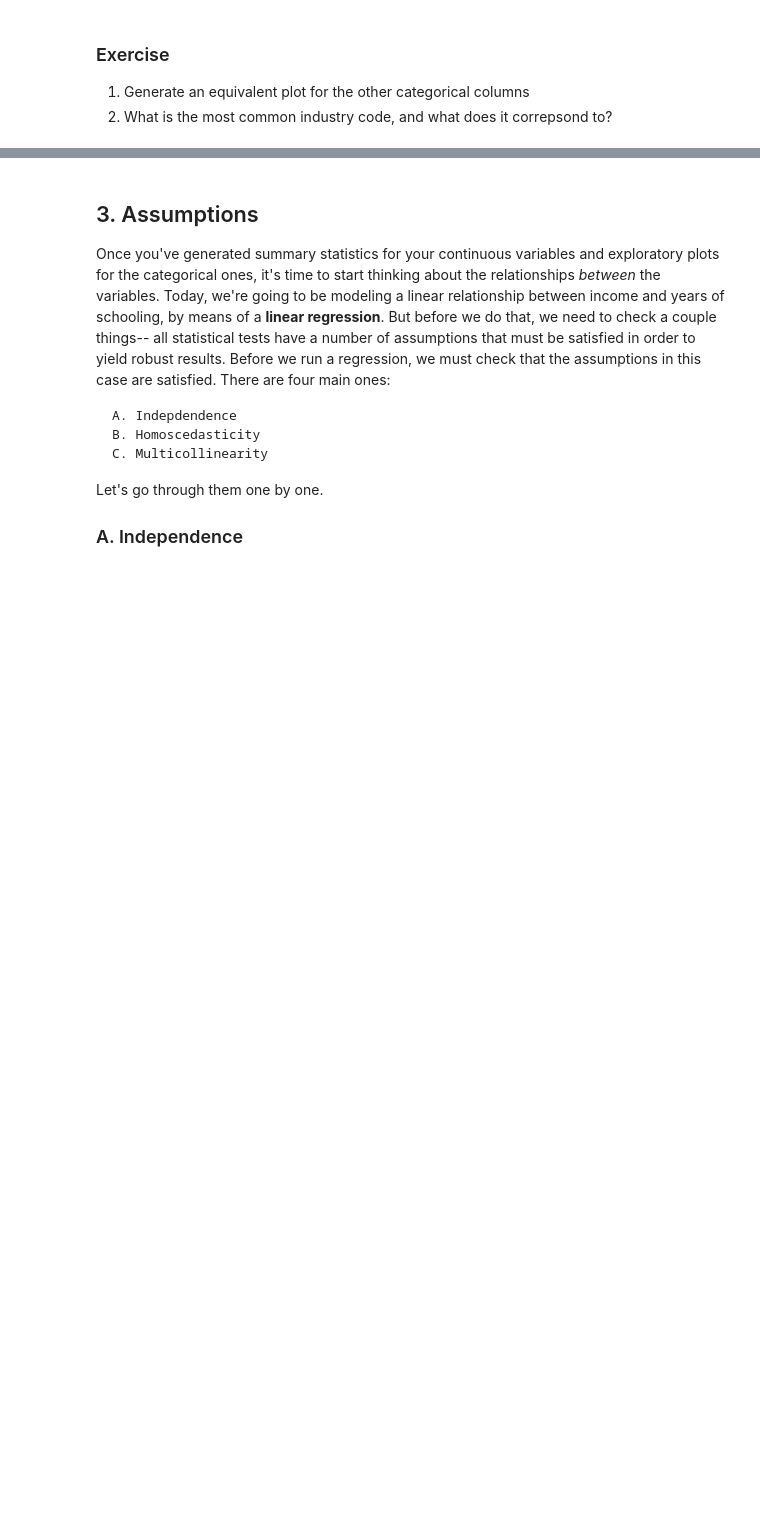
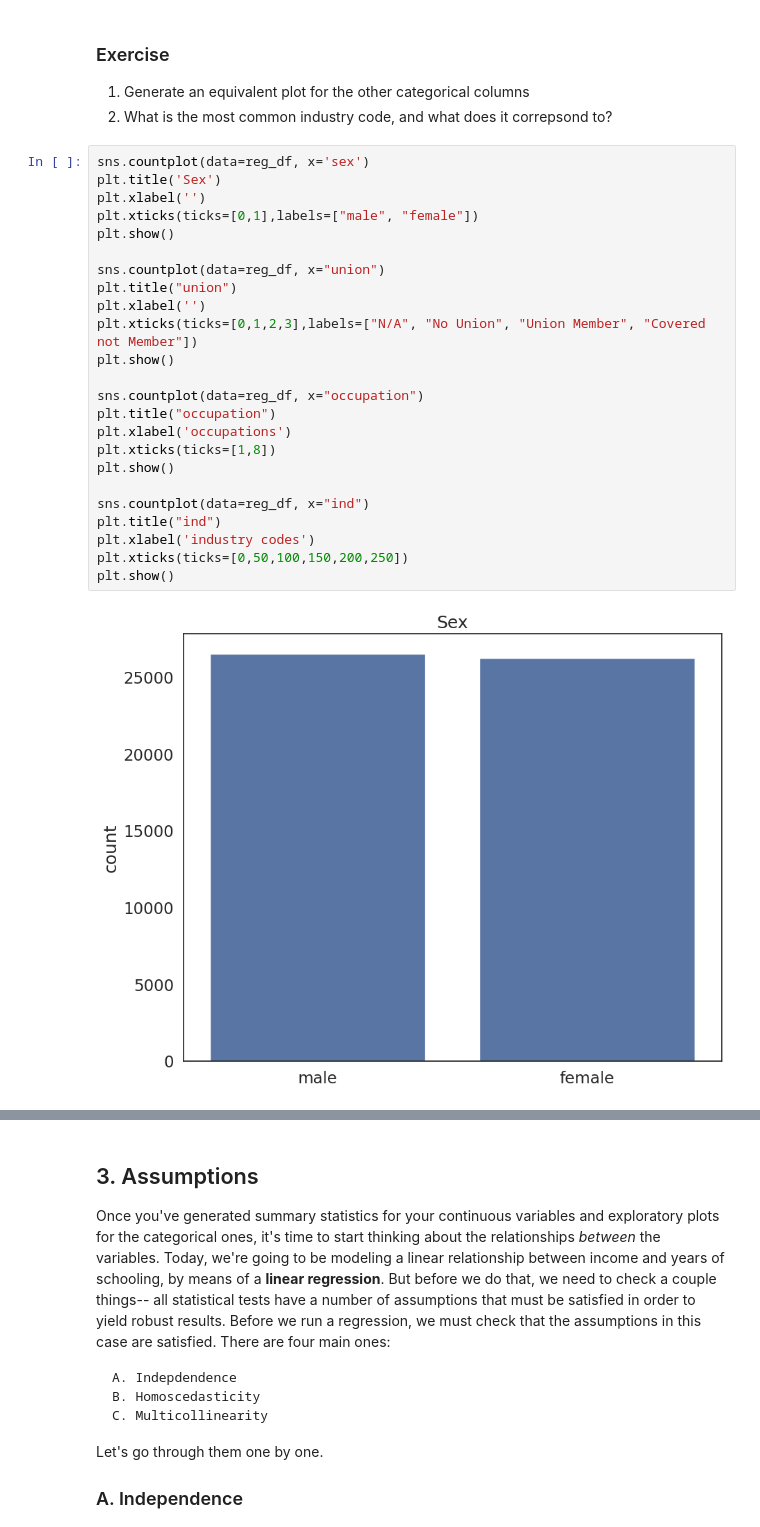
Before and after one commit to emetcalf-vas/QM2, a Jupyter notebook: notebooks/W07_Regression_Distributions_and_Basic_Statistics.ipynb, the cells around one changed output, grey strips where cells are left out. Saved outputs shown, nothing was run; the diff lists cells and outputs as text; blank space fills up the shorter version.

```diff
--- a/notebooks/W07_Regression_Distributions_and_Basic_Statistics.ipynb
+++ b/notebooks/W07_Regression_Distributions_and_Basic_Statistics.ipynb
@@ -162,3 +162,29 @@ plt.show() # show the plot
 
 1. Generate an equivalent plot for the other categorical columns
 2. What is the most common industry code, and what does it correpsond to?
+# %%
+sns.countplot(data=reg_df, x='sex')
+plt.title('Sex')
+plt.xlabel('')
+plt.xticks(ticks=[0,1],labels=["male", "female"])
+plt.show()
+
+sns.countplot(data=reg_df, x="union")
+plt.title("union")
+plt.xlabel('')
+plt.xticks(ticks=[0,1,2,3],labels=["N/A", "No Union", "Union Member", "Covered not Member"])
+plt.show()
+
+sns.countplot(data=reg_df, x="occupation")
+plt.title("occupation")
+plt.xlabel('occupations')
+plt.xticks(ticks=[1,8])
+plt.show()
+
+sns.countplot(data=reg_df, x="ind")
+plt.title("ind")
+plt.xlabel('industry codes')
+plt.xticks(ticks=[0,50,100,150,200,250])
+plt.show()
+# %% [output]
+[figure, added]
```
Also changed, not shown: parts of 16 cells of this notebook.
